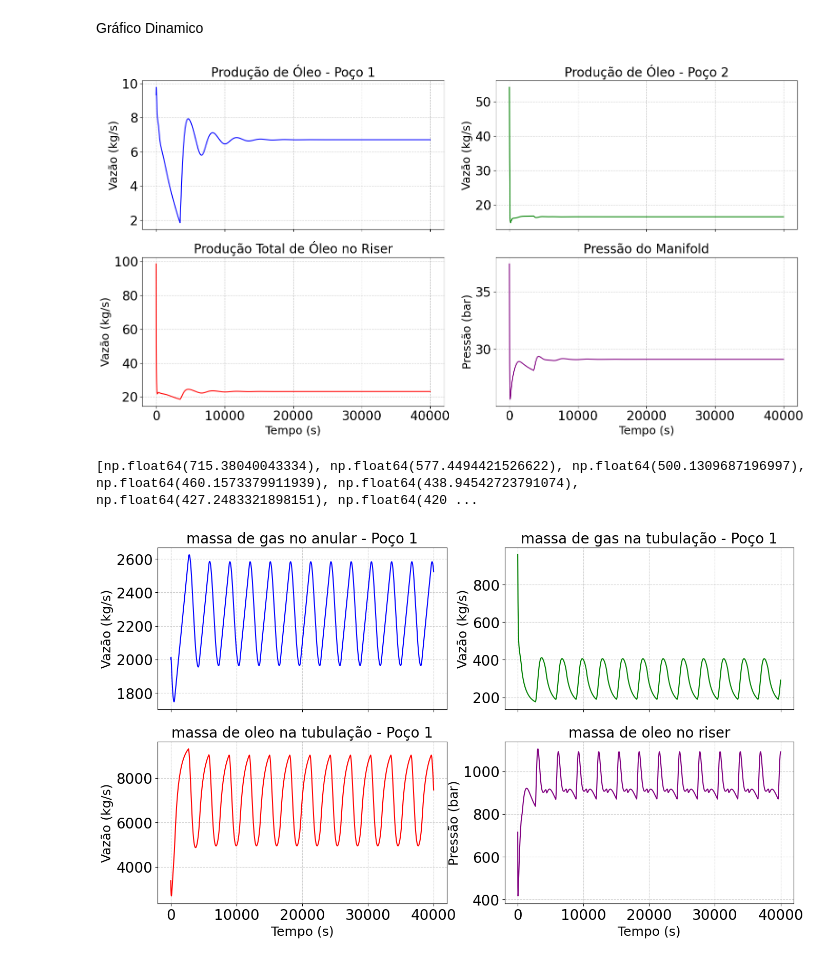
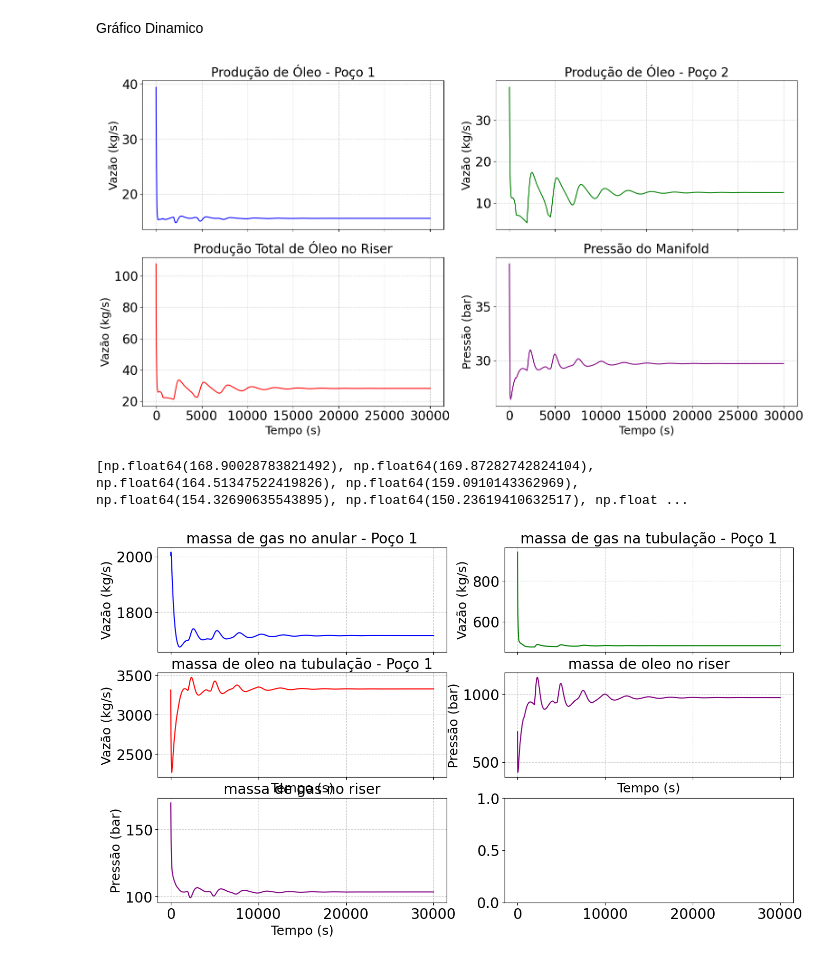
Before and after one commit to niczinha/Casing-heading-Wells-, a Jupyter notebook: Graphics.ipynb, the cells around one changed output. Drawn from its saved outputs; the diff is of its cells as text; code cells hidden in the pictures.

```diff
--- a/Graphics.ipynb
+++ b/Graphics.ipynb
@@ -9,12 +9,12 @@ Integrador:
 
 
 par_values = [
-    0.2,     # wgl1
-    0.7,     # wgl2
-    0.60,     # u1
-    1,     # u2
-    0.01,     # GOR1
-    0.1     # GOR2
+    0.7,     # wgl1
+    0.6,     # wgl2
+    1,     # u1
+    0.90,     # u2
+    0.1,     # GOR1
+    0.01     # GOR2
 ]
 
 # --- Condições Iniciais [m_ga1, m_ga2, m_gt1, m_gt2, m_ot1, m_ot2, m_gr, m_or] ---
@@ -23,7 +23,7 @@ y0 = [2000, 2000, 1000, 1500,
 
 # --- Configuração do Tempo ---
 t0 = 0
-tf = 40000  # Tempo final [s]
+tf = 30000  # Tempo final [s]
 dt = 5      # Passo de tempo [s]
 t = np.arange(t0, tf, dt)
 
@@ -46,6 +46,11 @@ mga1_values= [] #0
 mgt1_values = [] #2
 mot1_values = []#4
 mor_values = []#7
+mgr_values = []#6
+mga2_values= [] #1
+mgt2_values = [] #3
+mot2_values = []#5
+
 
 
 for ti in t:
@@ -63,6 +68,10 @@ for ti in t:
     mgt1_values.append(x_next[2])
     mot1_values.append(x_next[4])
     mor_values.append(x_next[7])
+    mgr_values.append(x_next[6])
+    mga2_values.append(x_next[1])
+    mgt2_values.append(x_next[3])
+    mot2_values.append(x_next[5])
 for key in results:
     results[key] = np.array(results[key])
 
@@ -121,7 +130,7 @@ plt.tight_layout(rect=[0, 0, 1, 0.96])
 
 plt.show()
 # %% [output]
-[figure, old version]
+[figure, new version]
 # %%
 plt.rcParams.update({
     'font.size': 14,             # Tamanho geral da fonte
@@ -133,37 +142,43 @@ plt.rcParams.update({
 })
 
 
-fig, axs = plt.subplots(2, 2, figsize=(16, 9), sharex=True)
+fig, axs = plt.subplots(3, 2, figsize=(16, 9), sharex=True)
 axs = axs.flatten()
 #fig.suptitle('Análise Dinâmica da Simulação', fontsize=22, weight='bold')
 
 # --- Plot 1: Produção de Óleo Poço 1 ---
 axs[0].plot(t,  mga1_values, color='blue')
 axs[0].set_title('massa de gas no anular - Poço 1')
 axs[0].set_ylabel('Vazão (kg/s)')
 axs[0].grid(True, linestyle='--', alpha=0.6)
 
 # --- Plot 2: Produção de Óleo Poço 2 ---
 axs[1].plot(t, mgt1_values, color='green')
 axs[1].set_title('massa de gas na tubulação - Poço 1')
 axs[1].set_ylabel('Vazão (kg/s)')
 axs[1].grid(True, linestyle='--', alpha=0.6)
 
 # --- Plot 3: Produção Total de Óleo no Riser ---
 axs[2].plot(t, mot1_values, color='red')
 axs[2].set_title('massa de oleo na tubulação - Poço 1')
 axs[2].set_xlabel('Tempo (s)')
 axs[2].set_ylabel('Vazão (kg/s)')
 axs[2].grid(True, linestyle='--', alpha=0.6)
 
 # --- Plot 4: Pressão do Manifold ---
 axs[3].plot(t, mor_values , color='purple') # Convertendo Pa para bar
 axs[3].set_title('massa de oleo no riser')
 axs[3].set_xlabel('Tempo (s)')
 axs[3].set_ylabel('Pressão (bar)')
 axs[3].grid(True, linestyle='--', alpha=0.6)
 
-print(mor_values)
+axs[4].plot(t, mgr_values , color='purple') # Convertendo Pa para bar
+axs[4].set_title('massa de gas no riser')
+axs[4].set_xlabel('Tempo (s)')
+axs[4].set_ylabel('Pressão (bar)')
+axs[4].grid(True, linestyle='--', alpha=0.6)
+
+print (mgr_values)
 # %% [output]
-[np.float64(715.38040043334), np.float64(577.4494421526622), np.float64(500.1309687196997), np.float64(460.1573379911939), np.float64(438.94542723791074), np.float64(427.2483321898151), np.float64(420 ...
+[np.float64(168.90028783821492), np.float64(169.87282742824104), np.float64(164.51347522419826), np.float64(159.0910143362969), np.float64(154.32690635543895), np.float64(150.23619410632517), np.float ...
-[figure, old version]
+[figure, new version]
```
Also changed, not shown: 2 other files.
